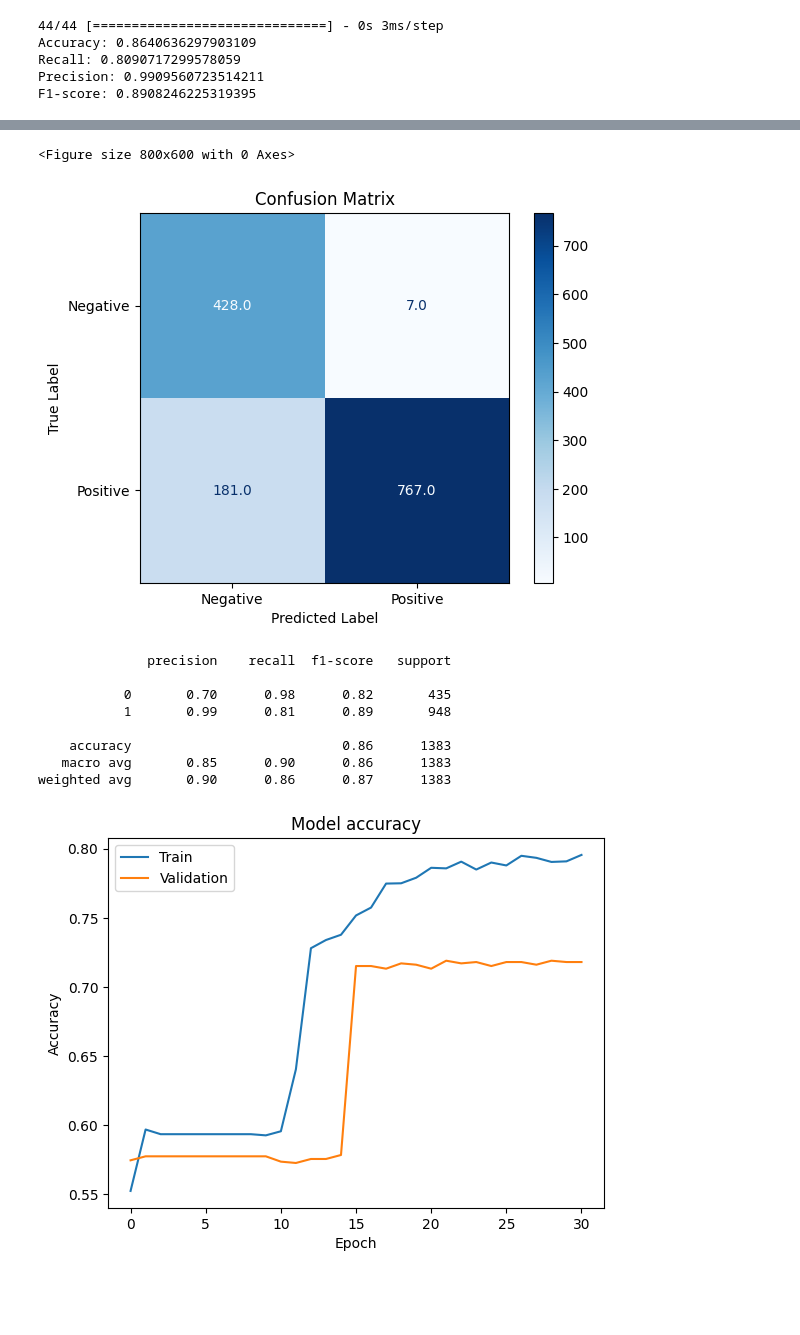
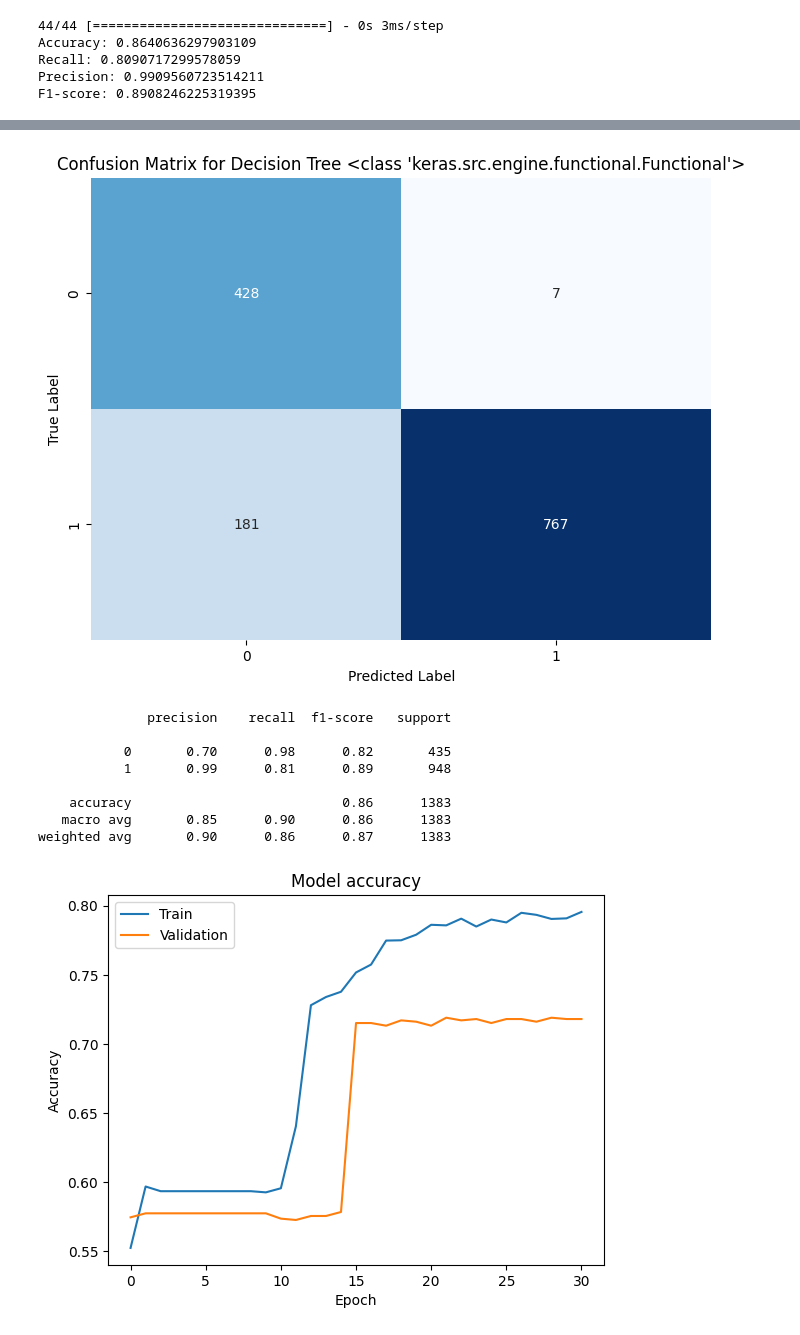
Before and after one commit to maimonahST/Signal_It, a Jupyter notebook: Final Version/DT.ipynb, the cells around one changed output, grey strips where cells are left out. Drawn from its saved outputs; the diff is of its cells as text; code cells hidden in the pictures; blank space fills up the shorter version.

```diff
--- a/Final Version/DT.ipynb
+++ b/Final Version/DT.ipynb
@@ -2388,25 +2388,36 @@ import matplotlib.pyplot as plt
 
 print("Average Confusion Matrix:")
 
-y_pred = model.predict(X_test)
-y_pred = (y_pred > 0.5).astype(int)
-cm = confusion_matrix(y_test, y_pred)
+# y_pred = model.predict(X_test)
+# y_pred = (y_pred > 0.5).astype(int)
+cm = confusion_matrix(y_test, y_pred_binary)
 
 # Print or use the results as needed
 # Calculate confusion matrix
-cm_display = ConfusionMatrixDisplay(confusion_matrix=cm, display_labels=["Negative", "Positive"])
+# cm_display = ConfusionMatrixDisplay(confusion_matrix=cm, display_labels=["Negative", "Positive"])
 
-# Plot confusion matrix
+# # Plot confusion matrix
+# plt.figure(figsize=(8, 6))
+# cm_display.plot(cmap='Blues', values_format='.1f')
+# plt.title('Confusion Matrix')
+# plt.xlabel('Predicted Label')
+# plt.ylabel('True Label')
+# plt.show()
+
+# Compute the confusion matrix for the test set
+cm_test = confusion_matrix(y_test, y_pred_binary)
+
+# Plot the confusion matrix for the test set
 plt.figure(figsize=(8, 6))
-cm_display.plot(cmap='Blues', values_format='.1f')
-plt.title('Confusion Matrix')
-plt.xlabel('Predicted Label')
-plt.ylabel('True Label')
+sns.heatmap(cm_test, annot=True, fmt="d", cmap="Blues", cbar=False)
+plt.xlabel("Predicted Label")
+plt.ylabel("True Label")
+plt.title(f"Confusion Matrix for Decision Tree {model.__class__}")
 plt.show()
 
 from sklearn.metrics import classification_report
 # Generate classification report
-report = classification_report(y_test.ravel(), y_pred.ravel())
+report = classification_report(y_test.ravel(), y_pred_binary.ravel())
 
 # Print the report
 print(report)
@@ -2416,13 +2426,12 @@ Average Confusion Matrix:
+[figure, new version]
-<Figure size 800x600 with 0 Axes>
+              precision    recall  f1-score   support
+
+           0       0.70      0.98      0.82       435
+           1       0.99      0.81      0.89       948
+
+    accuracy                           0.86      1383
+   macro avg       0.85      0.90      0.86      1383
+weighted avg       0.90      0.86      0.87      1383
-[figure, old version]
-              precision    recall  f1-score   support
-
-           0       0.70      0.98      0.82       435
-           1       0.99      0.81      0.89       948
-
-    accuracy                           0.86      1383
-   macro avg       0.85      0.90      0.86      1383
-weighted avg       0.90      0.86      0.87      1383
 # %%
 # plot model accuracy and loss of training and validation
 
```
Also changed, not shown: parts of 2 cells of this notebook.
